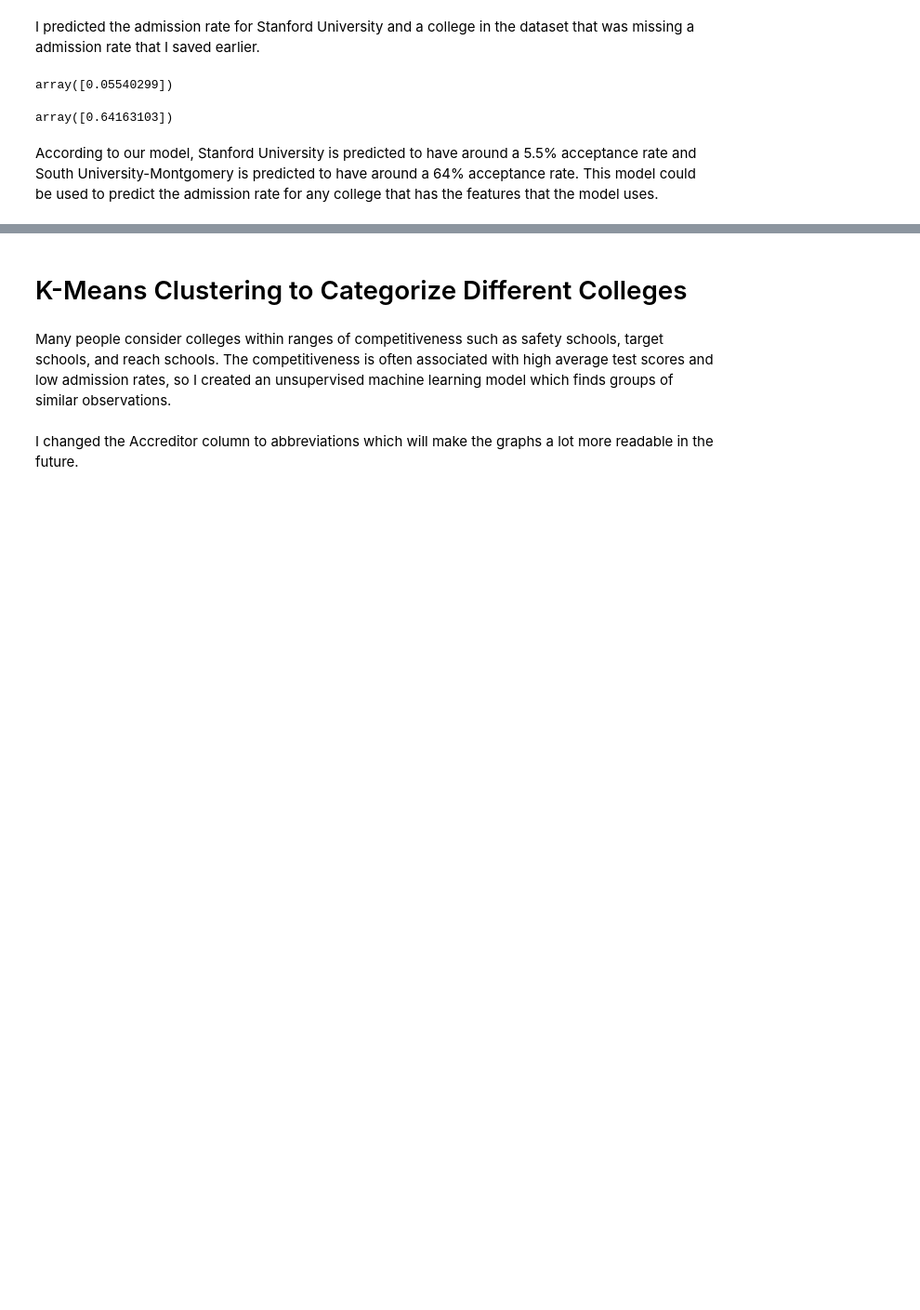
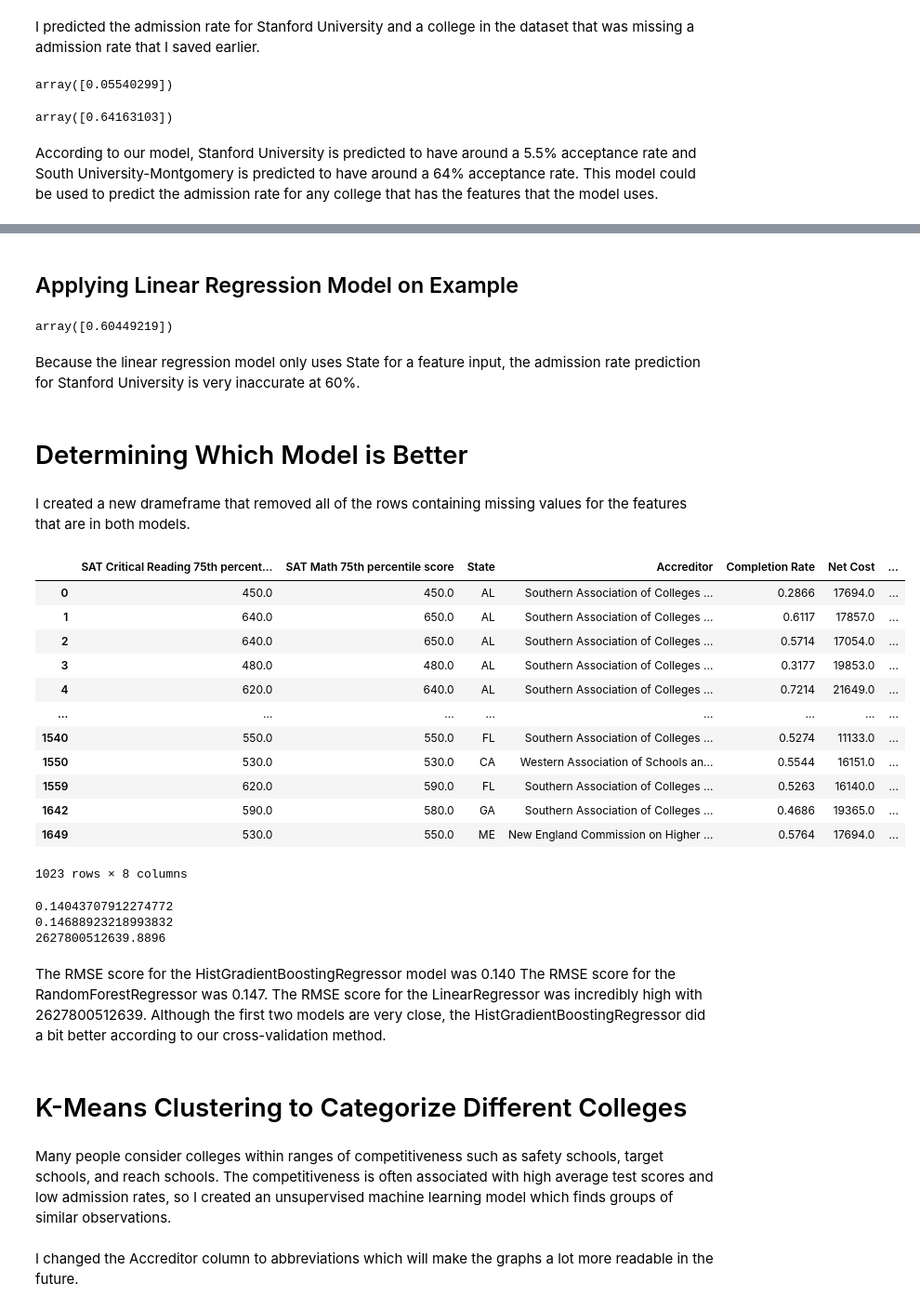
Before and after one commit to minamky/datasci112-college-acceptance-rate-predictor, a Jupyter notebook: 3_Machine_Learning.ipynb, the cells around one changed output, grey strips where cells are left out. Shown at 93% size. Saved outputs shown, nothing was run; the diff lists cells and outputs as text; code cells hidden in the pictures; blank space fills up the shorter version.

```diff
--- a/3_Machine_Learning.ipynb
+++ b/3_Machine_Learning.ipynb
@@ -174,0 +341,33 @@ According to our model, Stanford University is predicted to have around a 5.5% a
+# %% [markdown]
+## Applying Linear Regression Model on Example
+# %%
+model3.fit(X=x_train2, y=y_train2)
+
+stanford_prediction= model3.predict(X= df_stanford_test)
+stanford_prediction
+# %% [output]
+array([0.60449219])
+# %% [markdown]
+Because the linear regression model only uses State for a feature input, the admission rate prediction for Stanford University is very inaccurate at 60%.
+# %% [markdown]
+# Determining Which Model is Better
+# %% [markdown]
+I created a new drameframe that removed all of the rows containing missing values for the features that are in both models.
+# %%
+df_merged_no_null2 = df_merged[["SAT Critical Reading 75th percentile score", "SAT Math 75th percentile score", "State","Accreditor", "Completion Rate","Net Cost", "Percent of freshmen submitting SAT scores", "In State Tuition"]]
+df_no_null2 = df_merged_no_null2.dropna()
+df_no_null2
+# %% [output]
+|  | SAT Critical Reading 75th percent... | SAT Math 75th percentile score | State | Accreditor | Completion Rate | Net Cost | ... |
+| 0 | 450.0 | 450.0 | AL | Southern Association of Colleges ... | 0.2866 | 17694.0 | ... |
+| 1 | 640.0 | 650.0 | AL | Southern Association of Colleges ... | 0.6117 | 17857.0 | ... |
+| 2 | 640.0 | 650.0 | AL | Southern Association of Colleges ... | 0.5714 | 17054.0 | ... |
+| 3 | 480.0 | 480.0 | AL | Southern Association of Colleges ... | 0.3177 | 19853.0 | ... |
+| 4 | 620.0 | 640.0 | AL | Southern Association of Colleges ... | 0.7214 | 21649.0 | ... |
+| ... | ... | ... | ... | ... | ... | ... | ... |
+| 1540 | 550.0 | 550.0 | FL | Southern Association of Colleges ... | 0.5274 | 11133.0 | ... |
+| 1550 | 530.0 | 530.0 | CA | Western Association of Schools an... | 0.5544 | 16151.0 | ... |
+| 1559 | 620.0 | 590.0 | FL | Southern Association of Colleges ... | 0.5263 | 16140.0 | ... |
+| 1642 | 590.0 | 580.0 | GA | Southern Association of Colleges ... | 0.4686 | 19365.0 | ... |
+| 1649 | 530.0 | 550.0 | ME | New England Commission on Higher ... | 0.5764 | 17694.0 | ... |
+1023 rows × 8 columns
@@ -175,3 +377,21 @@ According to our model, Stanford University is predicted to have around a 5.5% a
+# %%
+#RMSE for model1
+print(np.sqrt(-cross_val_score(model1, x_train, y_train, scoring="neg_mean_squared_error", cv=4).mean()))
+
+#RMSE for model2
+print(np.sqrt(-cross_val_score(model2, x_train, y_train, scoring="neg_mean_squared_error", cv=4).mean()))
+
+#RMSE for model3
+print(np.sqrt(-cross_val_score(model3, x_train, y_train, scoring="neg_mean_squared_error", cv=4).mean()))
+# %% [output]
+0.14043707912274772
+0.14688923218993832
+2627800512639.8896
+# %% [markdown]
+The RMSE score for the HistGradientBoostingRegressor model was 0.140
+The RMSE score for the RandomForestRegressor was 0.147.
+The RMSE score for the LinearRegressor was incredibly high with 2627800512639.
+Although the first two models are very close, the HistGradientBoostingRegressor did a bit better according to our cross-validation method.
 # %% [markdown]
 # K-Means Clustering to Categorize Different Colleges
 # %% [markdown]
```
Also changed, not shown: parts of 29 cells of this notebook.
